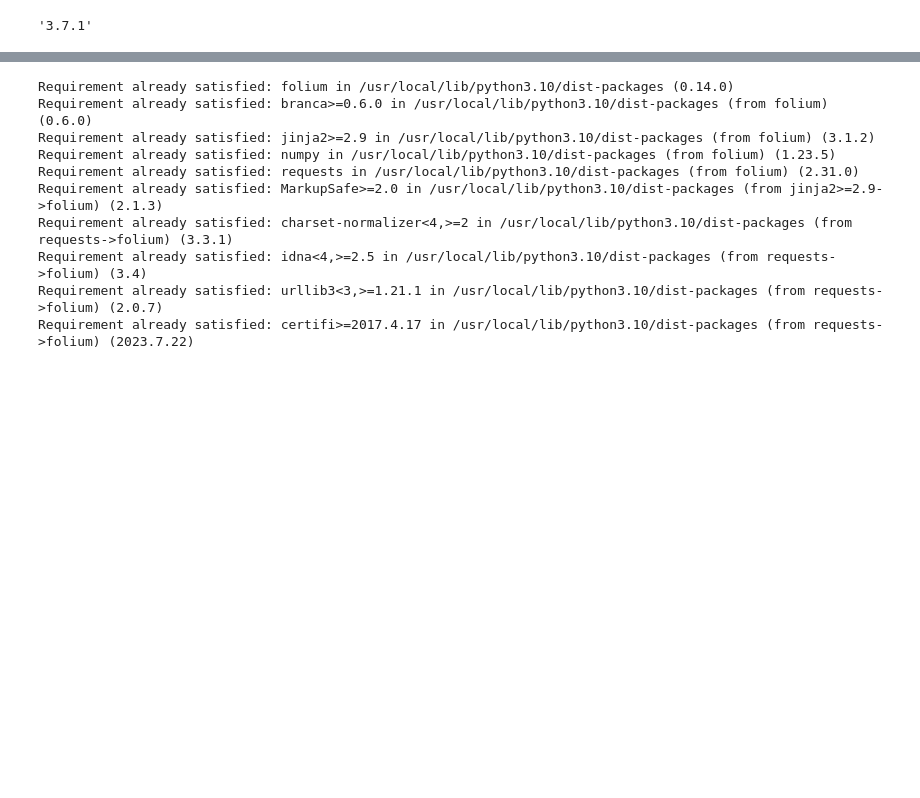
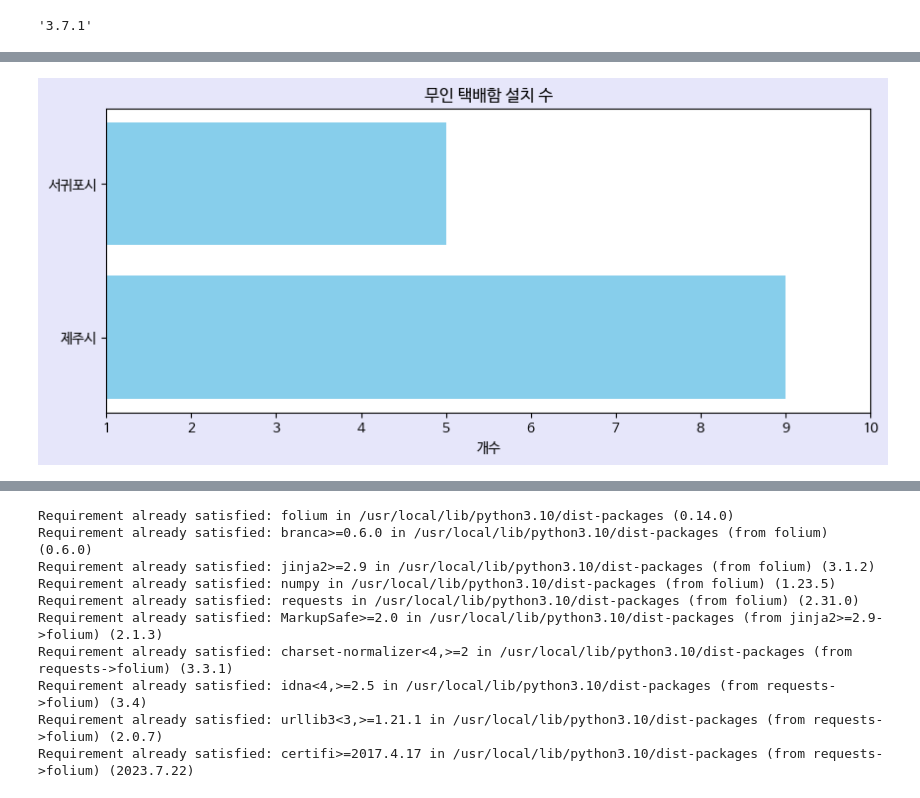
Before and after one commit to yeonwoo3611/jejumaster, a Jupyter notebook: kimyeonwoo.ipynb, the cells around one changed output, grey strips where cells are left out. Saved outputs shown, nothing was run; the diff lists cells and outputs as text; code cells hidden in the pictures; blank space fills up the shorter version.

```diff
--- a/kimyeonwoo.ipynb
+++ b/kimyeonwoo.ipynb
@@ -84,0 +114,33 @@ df[df['시군구'].str.contains('제주시')]
+# %%
+# 가로 막대 그래프
+
+import pandas as pd
+import matplotlib.pyplot as plt
+
+# 데이터
+data = {
+    '시군구명': ['제주시', '제주시', '제주시', '제주시', '제주시', '제주시',
+             '제주시', '제주시', '제주시',
+             '서귀포시', '서귀포시', '서귀포시', '서귀포시', '서귀포시'],
+    '시설명': ['제주시 외도동 주민센터', '제주중앙지하상가',
+            '이도일동도시재생주민협의체', '제주시 인구보건복지협회',
+            '탐라장애인종합복지관', '애월읍사무소', '한림읍사무소',
+            '아라동주민센터', '삼화지구',
+            '서귀포시 동홍동 주민센터', '서귀포시 천지동 경로당',
+            '동부종합사회복지관', '서귀포동홍주공2단지', '표선면사무소', ]
+}
+df = pd.DataFrame(data)
+
+# '시군구명' 그룹화하여 개수를 세기
+count_sikun = df['시군구명'].value_counts()
+
+# 그래프 그리기
+plt.figure(figsize=(10, 4), facecolor='lavender')
+plt.barh(count_sikun.index, count_sikun.values, color='skyblue')
+plt.title('무인 택배함 설치 수')
+plt.xlabel('개수')
+# X 축 범위를 1부터 시작하도록 설정
+plt.xlim(1, max(count_sikun) + 1)
+plt.show()
+# %% [output]
+[figure, added]
```
Also changed, not shown: parts of 15 cells of this notebook.
